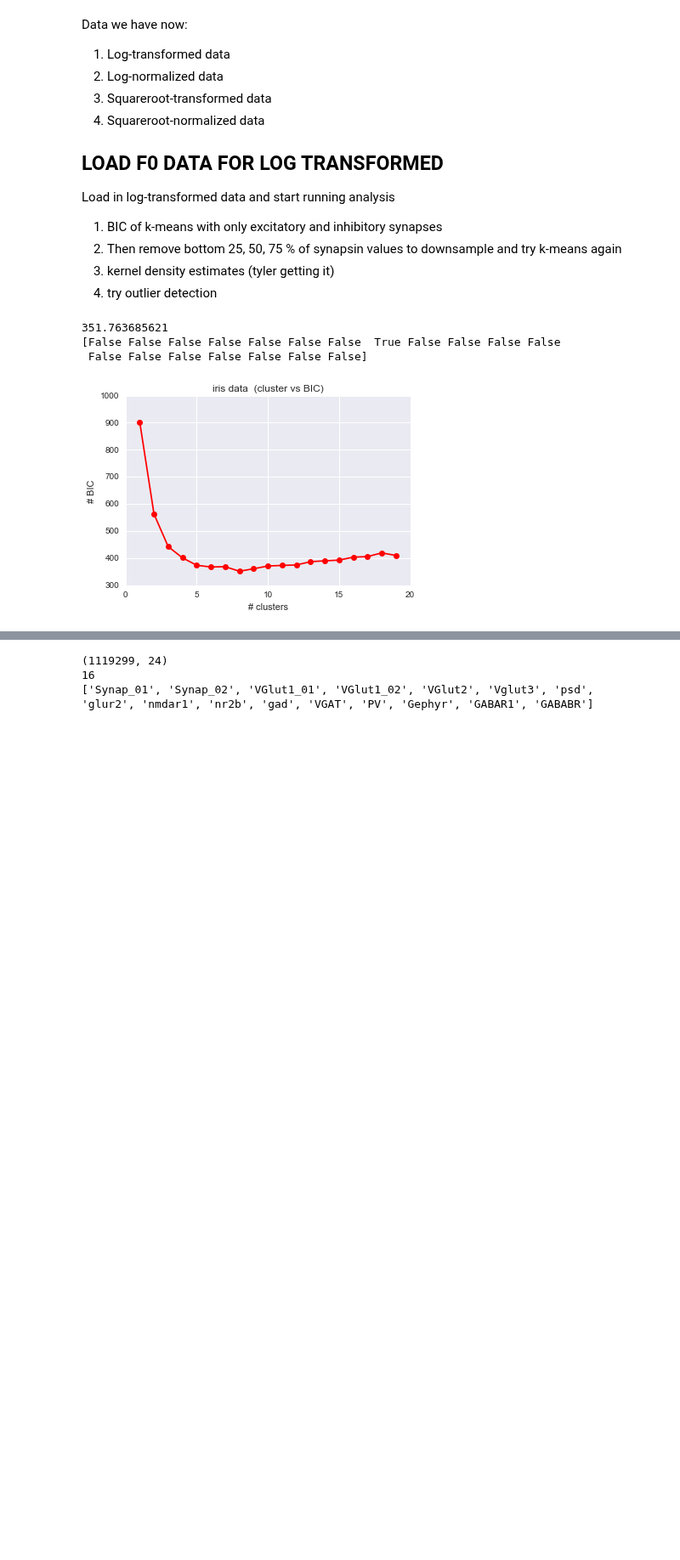
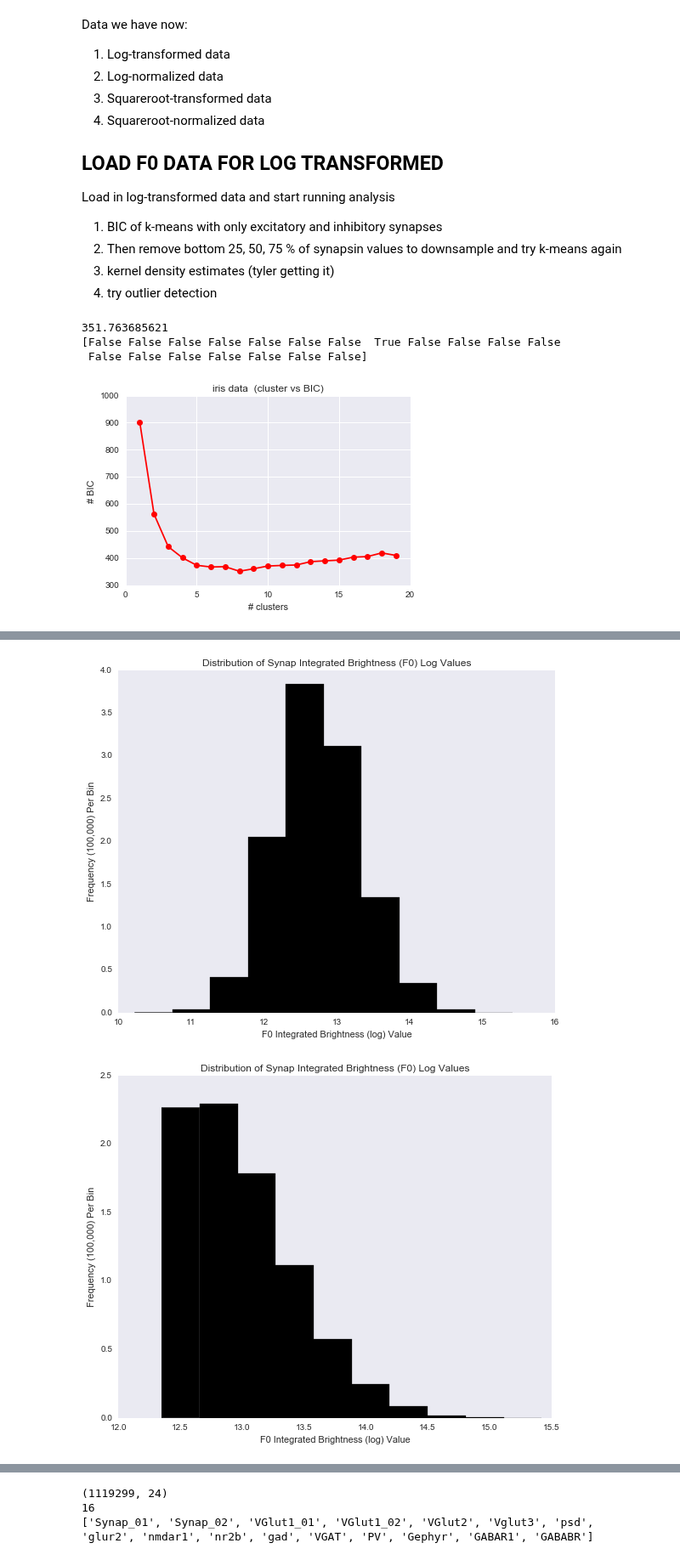
Before and after one commit to Upward-Spiral-Science/the-vat, a Jupyter notebook: New Exploring/exploratory analysis.ipynb, the cells around one changed output, grey strips where cells are left out. Shown at 85% size. Saved outputs shown, nothing was run; the diff lists cells and outputs as text; code cells hidden in the pictures; blank space fills up the shorter version.

Commit message:
Added in filtering by synap values on log data.

```diff
--- a/New Exploring/exploratory analysis.ipynb
+++ b/New Exploring/exploratory analysis.ipynb
@@ -263,0 +260,19 @@ X = data  # extract only the features
+# %%
+## LOAD IN THE DATA
+# Log-transformed data
+data = np.load('../data/synapse_f0_features_log.npy')
+X = data  # extract only the features
+
+## AVGE THE SYNAP AND VGLUT VALUES
+synap_avg = np.reshape(np.mean((X[:,0], X[:,1]), axis=0), (len(X), 1))
+vglut_avg = np.reshape(np.mean((X[:,2], X[:,3]), axis=0), (len(X), 1))
+X = np.concatenate((synap_avg, vglut_avg, X[:,4:]), axis=1)
+print X.shape
+
+# Remove synapses corresponding to the bottom 25% synapsin values
+# 5. Same as (4) at bottom 50%
+# 6. Same as (5) at bottom 75%
+
+# Xpd = pd.DataFrame(X)
+# Xpd.groupby([0,1]).mean()
+# print Xpd
@@ -263,0 +281,58 @@ X = data  # extract only the features
+# %%
+# get range of synap values
+# 25th, 50th, and 75th percentile
+# bottom_25 = np.percentile(X[:,0], 25)
+# bottom_50 = np.percentile(X[:,0], 50)
+# bottom_75 = np.percentile(X[:,0], 75)
+
+bottom_25 = X[X[:,0] > np.percentile(X[:,0], 25)]
+bottom_50 = X[X[:,0] > np.percentile(X[:,0], 50)]
+bottom_75 = X[X[:,0] > np.percentile(X[:,0], 75)]
+print bottom_25.shape
+print bottom_50.shape
+print bottom_75.shape
+
+fig = plt.figure(figsize=(8,6.5))
+ax = plt.gca()
+ax.grid(False)
+hist = plt.hist(X[:,0], color='k')
+plt.xlabel('F0 Integrated Brightness (log) Value')
+plt.ylabel('Frequency (100,000) Per Bin')
+plt.title('Distribution of Synap Integrated Brightness (F0) Log Values')
+plt.yticks(np.arange(0, max(hist[0])+40000, 50000), np.arange(0.0, 4.3, 0.5))
+# plt.xticks(np.arange(0.9, 1.6, 0.1), np.arange(0.9, 1.6, 0.1))
+plt.tight_layout()
+
+fig = plt.figure(figsize=(8,6.5))
+ax = plt.gca()
+ax.grid(False)
+hist = plt.hist(bottom_25[:,0], color='k')
+plt.xlabel('F0 Integrated Brightness (log) Value')
+plt.ylabel('Frequency (100,000) Per Bin')
+plt.title('Distribution of Synap Integrated Brightness (F0) Log Values')
+plt.yticks(np.arange(0, max(hist[0])+40000, 50000), np.arange(0.0, 4.3, 0.5))
+# plt.xticks(np.arange(0.9, 1.6, 0.1), np.arange(0.9, 1.6, 0.1))
+plt.tight_layout()
+
+fig = plt.figure(figsize=(8,6.5))
+ax = plt.gca()
+ax.grid(False)
+hist = plt.hist(bottom_50[:,0], color='k')
+plt.xlabel('F0 Integrated Brightness (log) Value')
+plt.ylabel('Frequency (100,000) Per Bin')
+plt.title('Distribution of Synap Integrated Brightness (F0) Log Values')
+plt.yticks(np.arange(0, max(hist[0])+40000, 50000), np.arange(0.0, 4.3, 0.5))
+# plt.xticks(np.arange(0.9, 1.6, 0.1), np.arange(0.9, 1.6, 0.1))
+plt.tight_layout()
+
+fig = plt.figure(figsize=(8,6.5))
+ax = plt.gca()
+ax.grid(False)
+hist = plt.hist(bottom_75[:,0], color='k')
+plt.xlabel('F0 Integrated Brightness (log) Value')
+plt.ylabel('Frequency (100,000) Per Bin')
+plt.title('Distribution of Synap Integrated Brightness (F0) Log Values')
+plt.yticks(np.arange(0, max(hist[0])+40000, 50000), np.arange(0.0, 4.3, 0.5))
+# plt.xticks(np.arange(0.9, 1.6, 0.1), np.arange(0.9, 1.6, 0.1))
+plt.tight_layout()
+# %% [output]
@@ -263,0 +342,2 @@ X = data  # extract only the features
+[figure, added]
+[figure, added]
```
Also changed, not shown: parts of 4 cells of this notebook, 1 other file.
